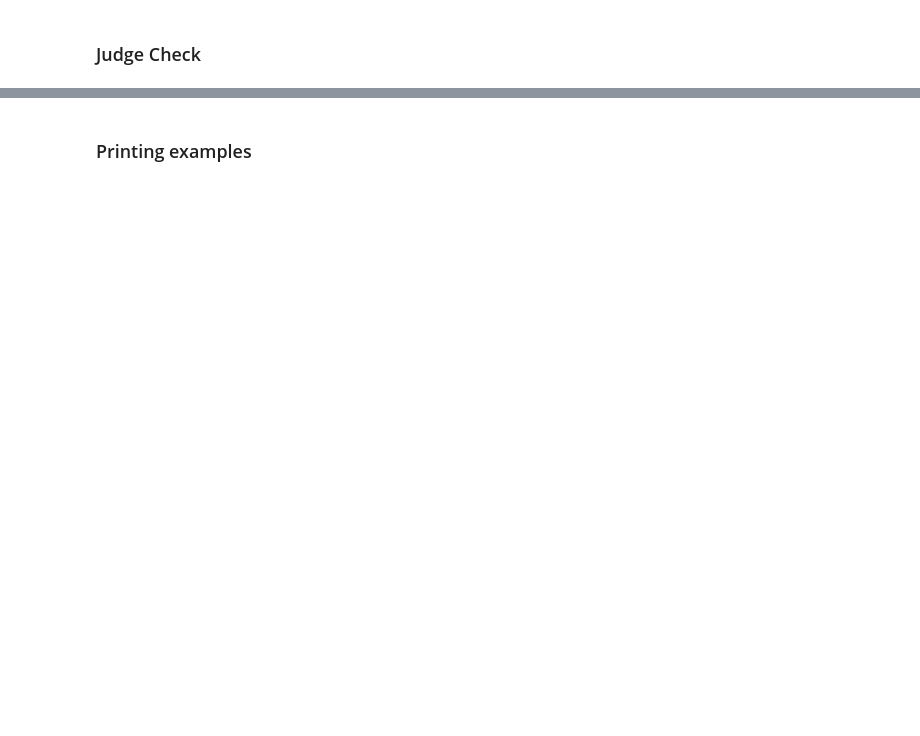
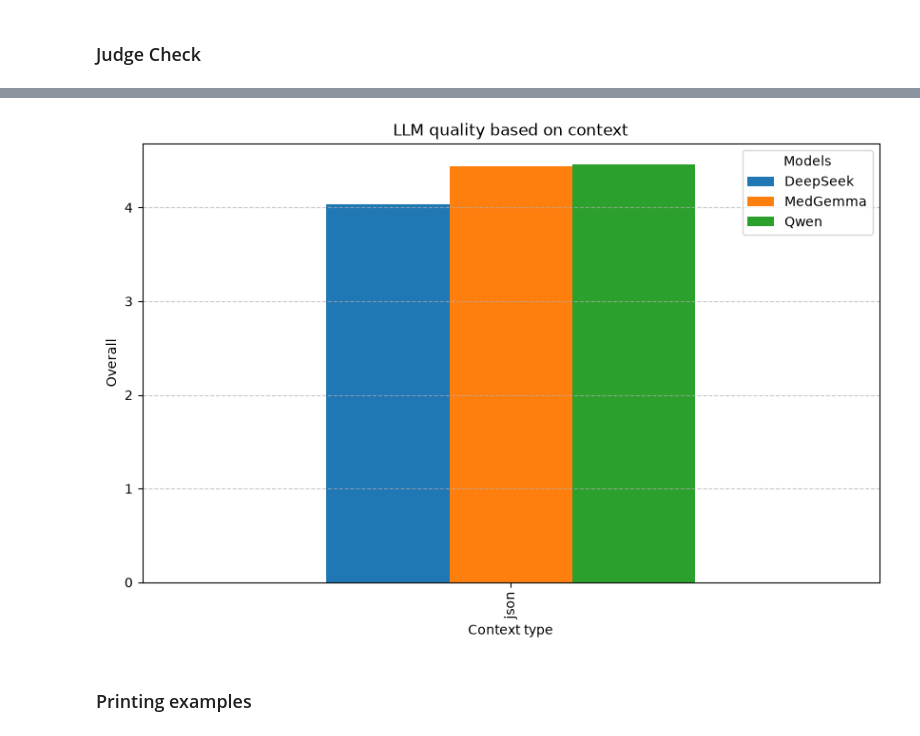
Before and after one commit to arinapetukhova/trusted_llm_risk_profiling, a Jupyter notebook: main_generations/results.ipynb, the cells around one changed output, grey strips where cells are left out. Saved outputs shown, nothing was run; the diff lists cells and outputs as text; code cells hidden in the pictures; blank space fills up the shorter version.

```diff
--- a/main_generations/results.ipynb
+++ b/main_generations/results.ipynb
@@ -38,24 +61,26 @@ shap_lookup = {
 }
 
 qwen_lookup = {
-    (x["subject_id"], x["hadm_id"]): x["explanation"]
+    (x["subject_id"], x["hadm_id"], x["context_type"]): x
     for x in llm_res_qwen
 }
 
 mg_lookup = {
-    (x["subject_id"], x["hadm_id"]): x["explanation"]
+    (x["subject_id"], x["hadm_id"], x["context_type"]): x
     for x in llm_res_medgemma
 }
 
 ds_lookup = {
-    (x["subject_id"], x["hadm_id"]): x["explanation"]
+    (x["subject_id"], x["hadm_id"], x["context_type"]): x
     for x in llm_res_deepseek
 }
 
 ehr_lookup = {
     (x["subject_id"], x["hadm_id"]): x["json_context"]
-    for x in ehrs['patients']
+    for x in patients_data['patients']
 }
+
+class_lookup = classes.set_index(['subject_id', 'hadm_id'])['super_group'].to_dict()
 # %%
 def values_match(llm_value, patient_value):
     try:
@@ -400,5 +450,26 @@ MEDGEMMA MODEL:
 # %% [markdown]
 ### Judge Check
+# %%
+import pandas as pd
+test_df = pd.read_parquet('../training_ml/artifacts/test_data_with_predictions.parquet')
+predictions_df = (
+    test_df
+    .sort_values(["subject_id", "hadm_id", "day"])
+    .groupby(["subject_id", "hadm_id"])
+    .last()
+    .reset_index()
+)
+predictions_df = predictions_df[['subject_id', 'hadm_id', 'true_class']]
+class_mapping = {
+    1: "Readmitted",
+    0: "Not Readmitted"
+}
+
+true_class_lookup = {}
+for _, row in predictions_df.iterrows():
+    sid = int(row['subject_id'])
+    hid = int(row['hadm_id'])
+    true_class_lookup[(sid, hid)] = class_mapping.get(row['true_class'], "Unknown")
 # %%
 from openai import OpenAI
 import os
@@ -666,7 +760,7 @@ with ThreadPoolExecutor(max_workers=8) as executor:
 import pandas as pd
 
 results = pd.read_json(
-    "judge_3_llms_shap.jsonl",
+    "judge_best_full_context.jsonl",
     lines=True
 )
 # %%
@@ -746,3 +843,15 @@ summary_table
+# %%
+import matplotlib.pyplot as plt
+
+judge_df.groupby(["context_type", "model"])["Overall"].mean().unstack().plot(kind="bar", figsize=(10, 6))
+plt.title("LLM quality based on context")
+plt.ylabel("Overall")
+plt.xlabel("Context type")
+plt.grid(axis='y', linestyle='--', alpha=0.7)
+plt.legend(title="Models")
+plt.show()
+# %% [output]
+[figure, added]
 # %% [markdown]
 ### Printing examples
 # %%
```
Also changed, not shown: parts of 18 cells of this notebook, 6 other files.
